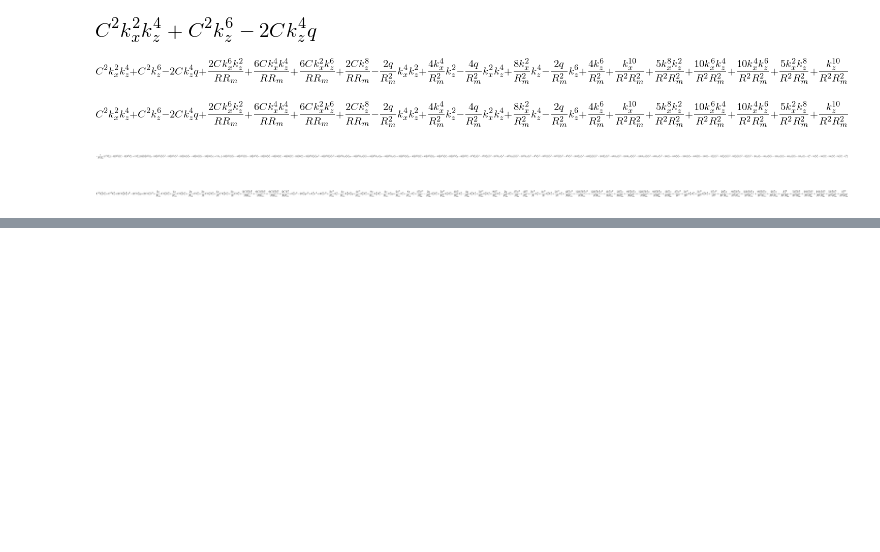
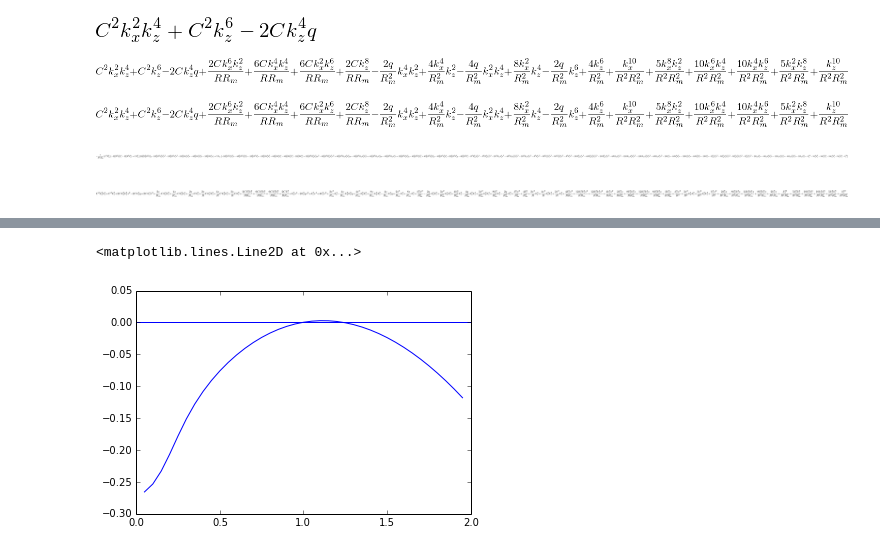
Before and after one commit to jsoishi/weakly_nonlinear_mri, a Jupyter notebook: python/Umurhan+ Dispersion Relation.ipynb, the cells around one changed output, grey strips where cells are left out. Saved outputs shown, nothing was run; the diff lists cells and outputs as text; code cells hidden in the pictures; blank space fills up the shorter version.

```diff
--- a/python/Umurhan+ Dispersion Relation.ipynb
+++ b/python/Umurhan+ Dispersion Relation.ipynb
@@ -179,0 +262,6 @@ gg
+# %%
+plt.plot(kx,out1[22,:,1].real)
+plt.axhline(0)
+# %% [output]
+<matplotlib.lines.Line2D at 0x...>
+[figure, added]
```
Also changed, not shown: parts of 22 cells of this notebook, 1 other file.
